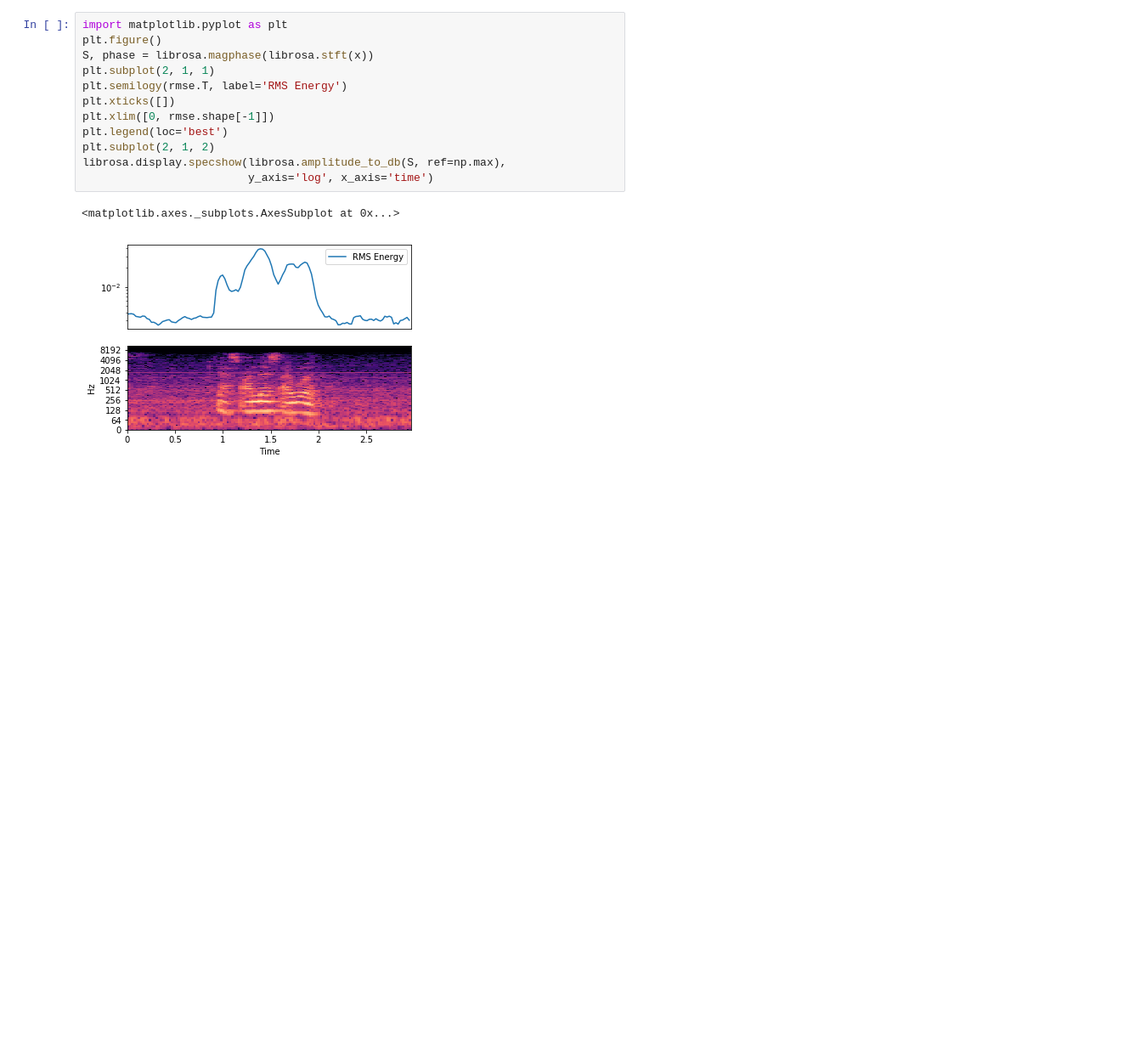
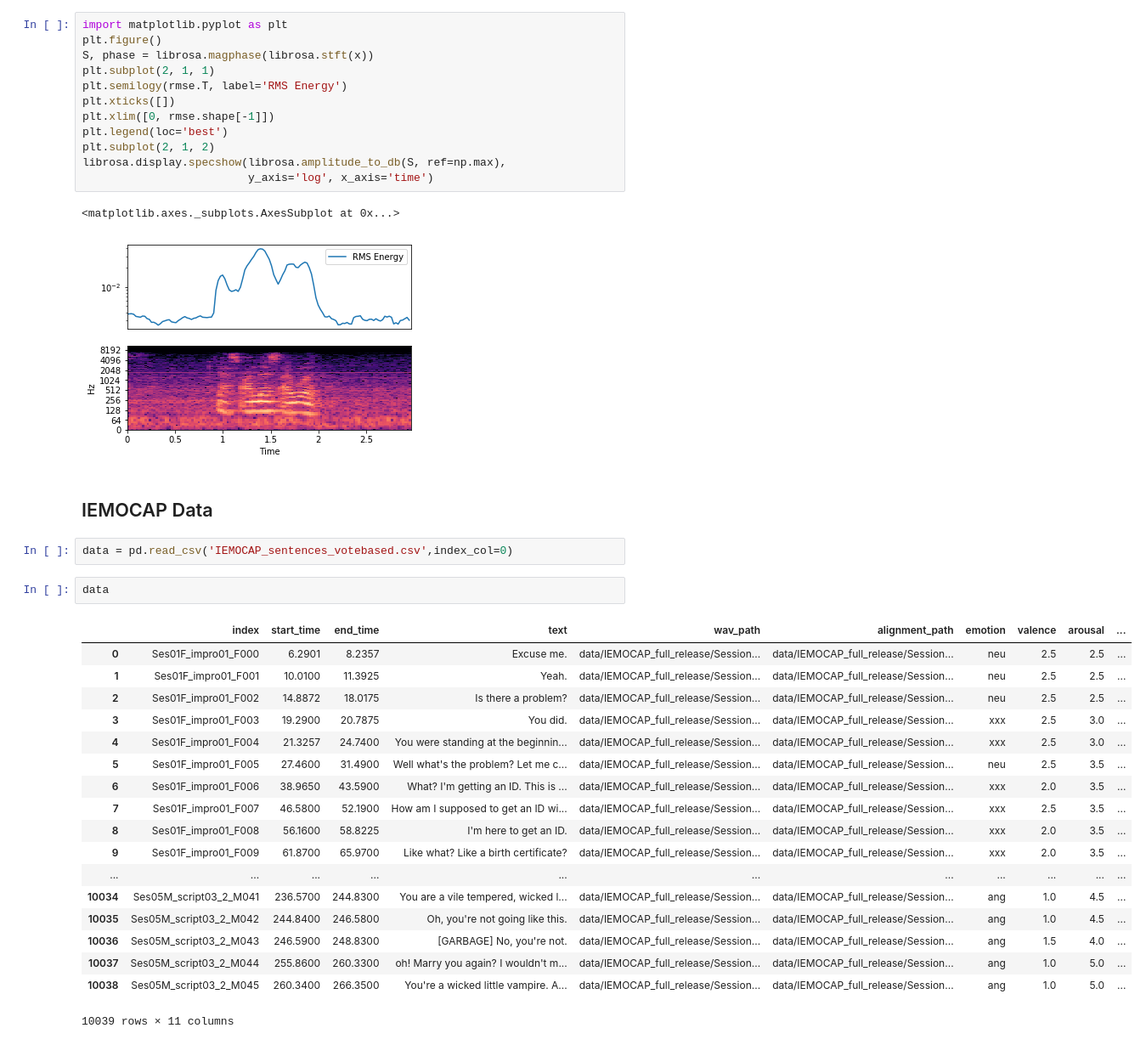
Before and after one commit to RoblesCoulter/IEMOCAP-Audio-Demo, a Jupyter notebook: audio-demo.ipynb, the cells around one changed output. Shown at 85% size. Drawn from its saved outputs; the diff is of its cells as text; blank space fills up the shorter version.

```diff
--- a/audio-demo.ipynb
+++ b/audio-demo.ipynb
@@ -152,3 +153,28 @@ librosa.display.specshow(librosa.amplitude_to_db(S, ref=np.max),
 # %% [output]
 <matplotlib.axes._subplots.AxesSubplot at 0x...>
 [figure]
+# %% [markdown]
+## IEMOCAP Data
+# %%
+data = pd.read_csv('IEMOCAP_sentences_votebased.csv',index_col=0)
+# %%
+data
+# %% [output]
+|  | index | start_time | end_time | text | wav_path | alignment_path | emotion | valence | arousal | ... |
+| 0 | Ses01F_impro01_F000 | 6.2901 | 8.2357 | Excuse me. | data/IEMOCAP_full_release/Session... | data/IEMOCAP_full_release/Session... | neu | 2.5 | 2.5 | ... |
+| 1 | Ses01F_impro01_F001 | 10.0100 | 11.3925 | Yeah. | data/IEMOCAP_full_release/Session... | data/IEMOCAP_full_release/Session... | neu | 2.5 | 2.5 | ... |
+| 2 | Ses01F_impro01_F002 | 14.8872 | 18.0175 | Is there a problem? | data/IEMOCAP_full_release/Session... | data/IEMOCAP_full_release/Session... | neu | 2.5 | 2.5 | ... |
+| 3 | Ses01F_impro01_F003 | 19.2900 | 20.7875 | You did. | data/IEMOCAP_full_release/Session... | data/IEMOCAP_full_release/Session... | xxx | 2.5 | 3.0 | ... |
+| 4 | Ses01F_impro01_F004 | 21.3257 | 24.7400 | You were standing at the beginnin... | data/IEMOCAP_full_release/Session... | data/IEMOCAP_full_release/Session... | xxx | 2.5 | 3.0 | ... |
+| 5 | Ses01F_impro01_F005 | 27.4600 | 31.4900 | Well what's the problem? Let me c... | data/IEMOCAP_full_release/Session... | data/IEMOCAP_full_release/Session... | neu | 2.5 | 3.5 | ... |
+| 6 | Ses01F_impro01_F006 | 38.9650 | 43.5900 | What? I'm getting an ID. This is ... | data/IEMOCAP_full_release/Session... | data/IEMOCAP_full_release/Session... | xxx | 2.0 | 3.5 | ... |
+| 7 | Ses01F_impro01_F007 | 46.5800 | 52.1900 | How am I supposed to get an ID wi... | data/IEMOCAP_full_release/Session... | data/IEMOCAP_full_release/Session... | xxx | 2.5 | 3.5 | ... |
+| 8 | Ses01F_impro01_F008 | 56.1600 | 58.8225 | I'm here to get an ID. | data/IEMOCAP_full_release/Session... | data/IEMOCAP_full_release/Session... | xxx | 2.0 | 3.5 | ... |
+| 9 | Ses01F_impro01_F009 | 61.8700 | 65.9700 | Like what? Like a birth certificate? | data/IEMOCAP_full_release/Session... | data/IEMOCAP_full_release/Session... | xxx | 2.0 | 3.5 | ... |
+| ... | ... | ... | ... | ... | ... | ... | ... | ... | ... | ... |
+| 10034 | Ses05M_script03_2_M041 | 236.5700 | 244.8300 | You are a vile tempered, wicked l... | data/IEMOCAP_full_release/Session... | data/IEMOCAP_full_release/Session... | ang | 1.0 | 4.5 | ... |
+| 10035 | Ses05M_script03_2_M042 | 244.8400 | 246.5800 | Oh, you're not going like this. | data/IEMOCAP_full_release/Session... | data/IEMOCAP_full_release/Session... | ang | 1.0 | 4.5 | ... |
+| 10036 | Ses05M_script03_2_M043 | 246.5900 | 248.8300 | [GARBAGE] No, you're not. | data/IEMOCAP_full_release/Session... | data/IEMOCAP_full_release/Session... | ang | 1.5 | 4.0 | ... |
+| 10037 | Ses05M_script03_2_M044 | 255.8600 | 260.3300 | oh! Marry you again? I wouldn't m... | data/IEMOCAP_full_release/Session... | data/IEMOCAP_full_release/Session... | ang | 1.0 | 5.0 | ... |
+| 10038 | Ses05M_script03_2_M045 | 260.3400 | 266.3500 | You're a wicked little vampire. A... | data/IEMOCAP_full_release/Session... | data/IEMOCAP_full_release/Session... | ang | 1.0 | 5.0 | ... |
+10039 rows × 11 columns
```
Also changed, not shown: parts of 1 cell of this notebook, 1 other file.
